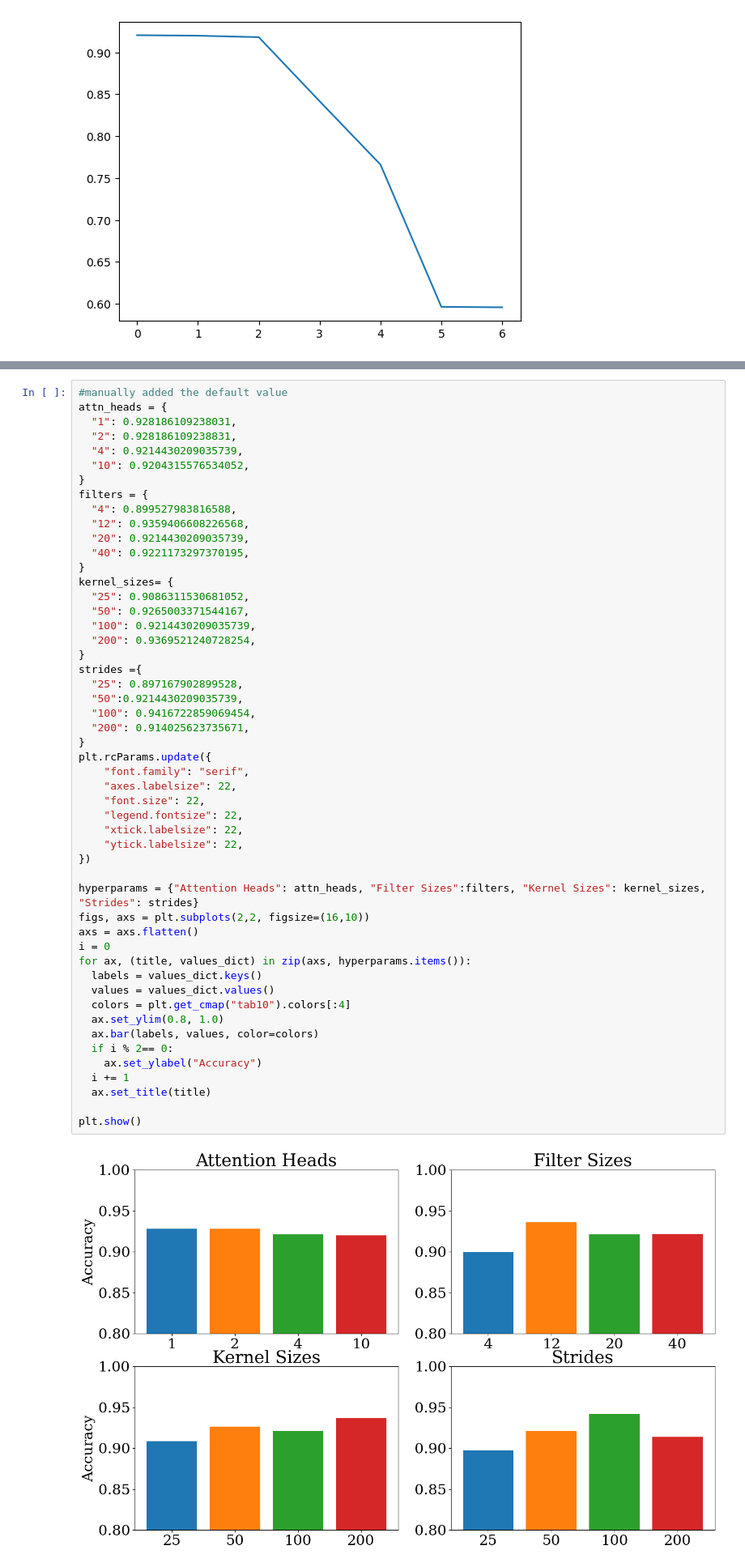
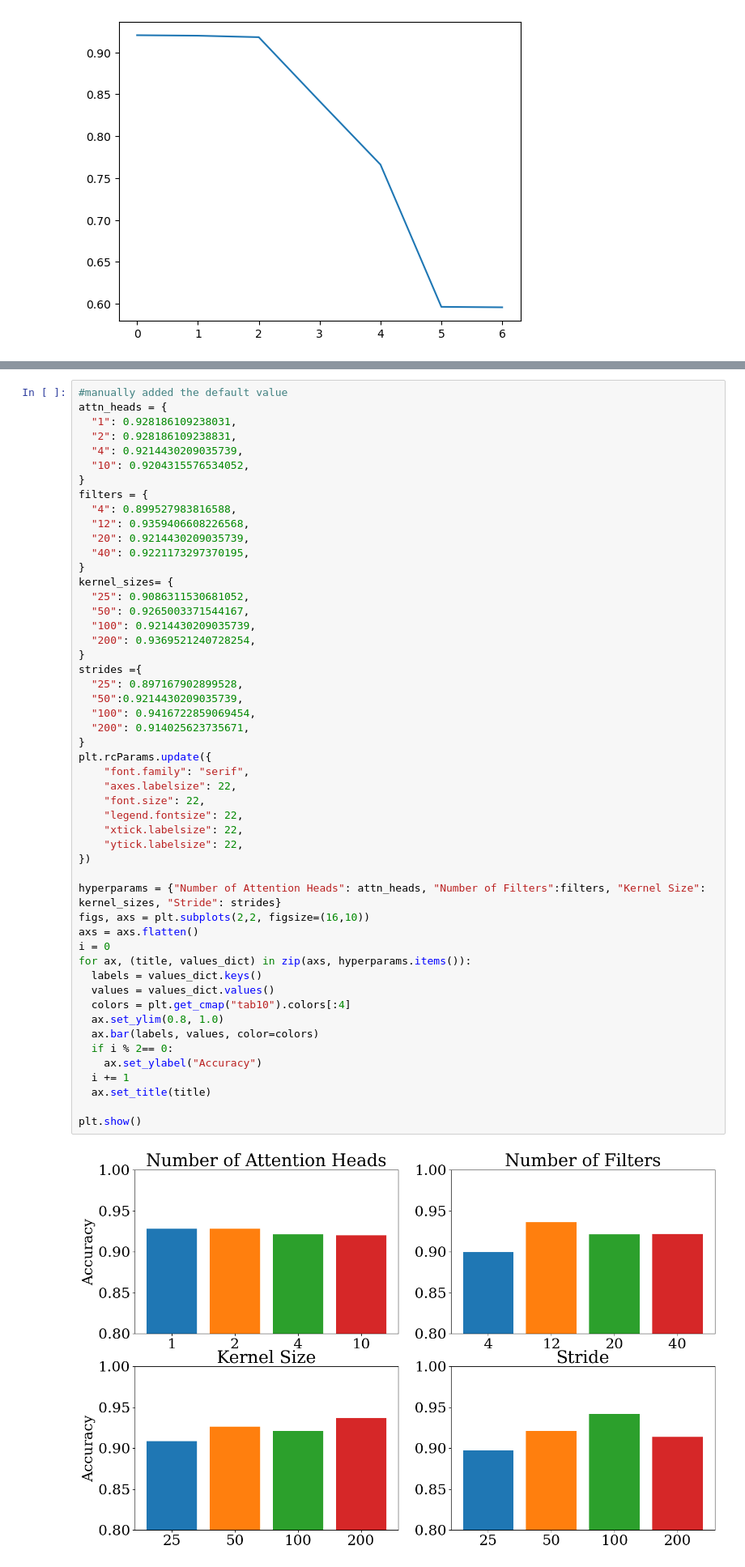
Before and after one commit to lukasVierling/Fast_MI_Detection, a Jupyter notebook: visualization.ipynb, the cells around one changed output, grey strips where cells are left out. Shown at 81% size. Saved outputs shown, nothing was run; the diff lists cells and outputs as text.

```diff
--- a/visualization.ipynb
+++ b/visualization.ipynb
@@ -125,35 +125,35 @@ strides ={
   "25": 0.897167902899528,
   "50":0.9214430209035739,
   "100": 0.9416722859069454,
   "200": 0.914025623735671,
 }
 plt.rcParams.update({
     "font.family": "serif",
     "axes.labelsize": 22,
     "font.size": 22,
     "legend.fontsize": 22,
     "xtick.labelsize": 22,
     "ytick.labelsize": 22,
 })
 
-hyperparams = {"Attention Heads": attn_heads, "Filter Sizes":filters, "Kernel Sizes": kernel_sizes, "Strides": strides}
+hyperparams = {"Number of Attention Heads": attn_heads, "Number of Filters":filters, "Kernel Size": kernel_sizes, "Stride": strides}
 figs, axs = plt.subplots(2,2, figsize=(16,10))
 axs = axs.flatten()
 i = 0
 for ax, (title, values_dict) in zip(axs, hyperparams.items()):
   labels = values_dict.keys()
   values = values_dict.values()
   colors = plt.get_cmap("tab10").colors[:4]
   ax.set_ylim(0.8, 1.0)
   ax.bar(labels, values, color=colors)
   if i % 2== 0:
     ax.set_ylabel("Accuracy")
   i += 1
   ax.set_title(title)
 
 plt.show()
 # %% [output]
-[figure, old version]
+[figure, new version]
 # %%
 our_model = {
   "0": {
```
Also changed, not shown: parts of 1 cell of this notebook.
